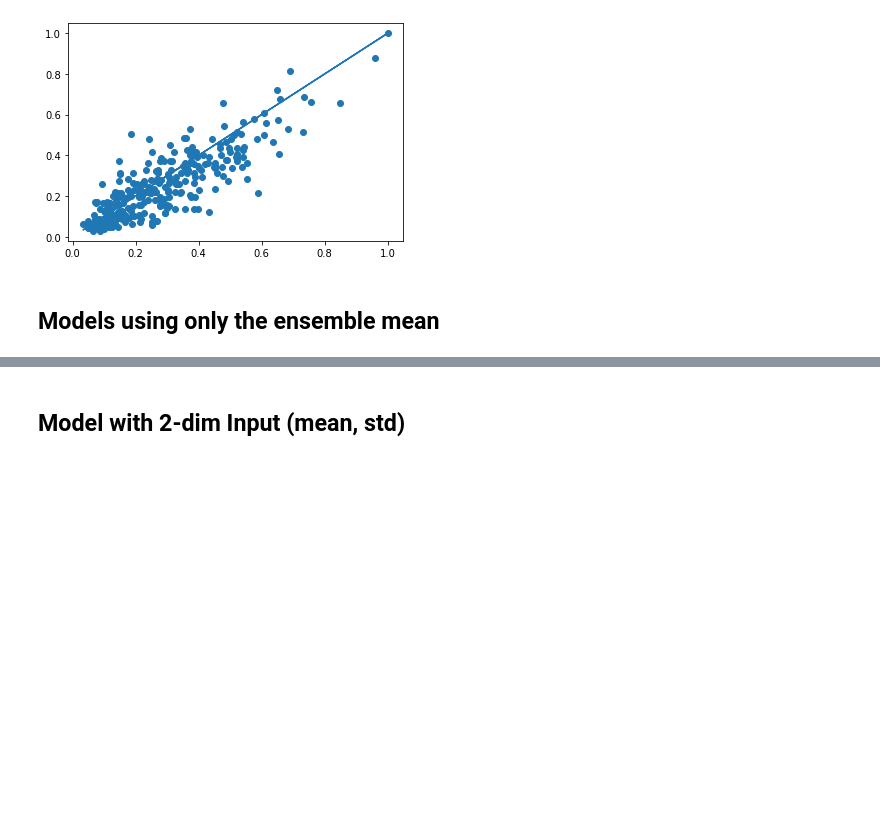
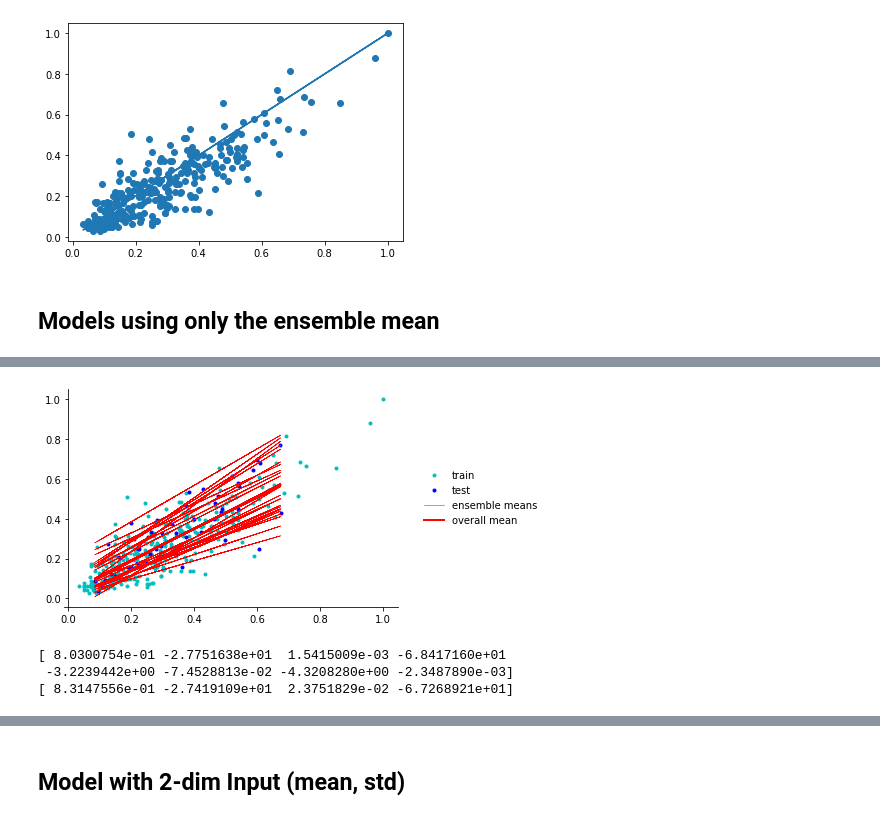
Before and after one commit to ElisabethBrockhaus/PTSFC_energy_and_wind, a Jupyter notebook: wind_pbnn_model.ipynb, the cells around one changed output, grey strips where cells are left out. Cells and saved outputs as stored; diff of their text form; code cells hidden in the pictures; blank space fills up the shorter version.

```diff
--- a/wind_pbnn_model.ipynb
+++ b/wind_pbnn_model.ipynb
@@ -346,35 +383,39 @@ assert isinstance(yhat, tfd.Distribution)
 # %%
 plt.figure(figsize=[6, 4])
 plt.clf()
-plt.plot(x_train, y_train, "c.", label="train")
-plt.plot(x_test, y_test, "b.", label="test")
+plt.plot(x_mean_train, y_train, "c.", label="train")
+plt.plot(x_mean_test, y_test, "b.", label="test")
 
-yhats = [model(x_test) for _ in range(100)]
-avgm = np.zeros_like(x_test[..., 0])
+yhats = [model(x_mean_test) for _ in range(100)]
+avgm = np.zeros_like(x_mean_test[..., 0])
 for i, yhat in enumerate(yhats):
     m = np.squeeze(yhat.mean())
     s = np.squeeze(yhat.stddev())
     if i < 25:
         plt.plot(
-            x_test, m, "r", label="ensemble means" if i == 0 else None, linewidth=0.5
+            x_mean_test, m, "r", label="ensemble means" if i == 0 else None, linewidth=0.5
         )
     avgm += m
-plt.plot(x_test, avgm / len(yhats), "r", label="overall mean", linewidth=2)
+plt.plot(x_mean_test, avgm / len(yhats), "r", label="overall mean", linewidth=2)
 
 ax = plt.gca()
 ax.xaxis.set_ticks_position("bottom")
 ax.yaxis.set_ticks_position("left")
 ax.spines["left"].set_position(("data", 0))
 ax.spines["top"].set_visible(False)
 ax.spines["right"].set_visible(False)
 plt.legend(loc="center left", fancybox=True, framealpha=0.0, bbox_to_anchor=(1.05, 0.5))
+
+plt.savefig('../PTSFC_energy_and_wind/otherFiles/tfp_tutorial_m3.png', bbox_inches='tight', dpi=200)
 plt.show()
+# %% [output]
+[figure, added]
 # %%
 # Build model.
 model = tf.keras.Sequential(
     [
         tfp.layers.DenseVariational(
-            1 + 1, posterior_mean_field, prior_trainable, kl_weight=1 / x.shape[0]
+            1 + 1, posterior_mean_field, prior_trainable, kl_weight=1 / x_train.shape[0]
         ),
         tfp.layers.DistributionLambda(
             lambda t: tfd.Normal(
@@ -386,11 +427,15 @@ model = tf.keras.Sequential(
 
 # Do inference.
 model.compile(optimizer=tf.optimizers.Adam(learning_rate=0.01), loss=negloglik)
-model.fit(x_train, y_train, epochs=1000, verbose=False)
+model.fit(x_mean_train, y_train, epochs=1000, verbose=False)
 
 # Profit.
 [print(np.squeeze(w.numpy())) for w in model.weights]
-yhat = model(x_test)
+yhat = model(x_mean_test)
 assert isinstance(yhat, tfd.Distribution)
+# %% [output]
+[ 8.0300754e-01 -2.7751638e+01  1.5415009e-03 -6.8417160e+01
+ -3.2239442e+00 -7.4528813e-02 -4.3208280e+00 -2.3487890e-03]
+[ 8.3147556e-01 -2.7419109e+01  2.3751829e-02 -6.7268921e+01]
 # %%
 tf.keras.utils.plot_model(model)
```
Also changed, not shown: parts of 24 cells of this notebook.
